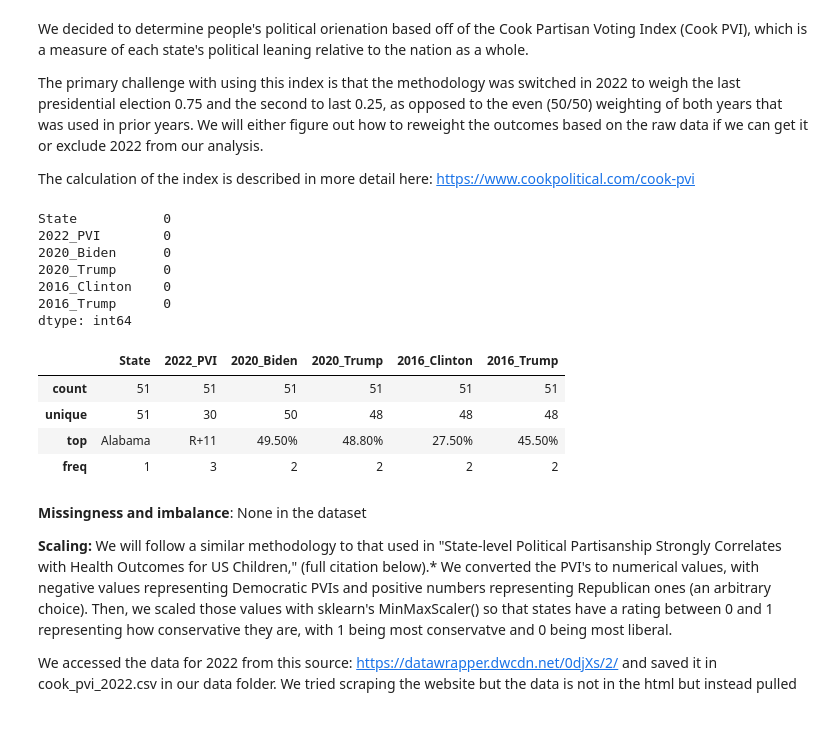
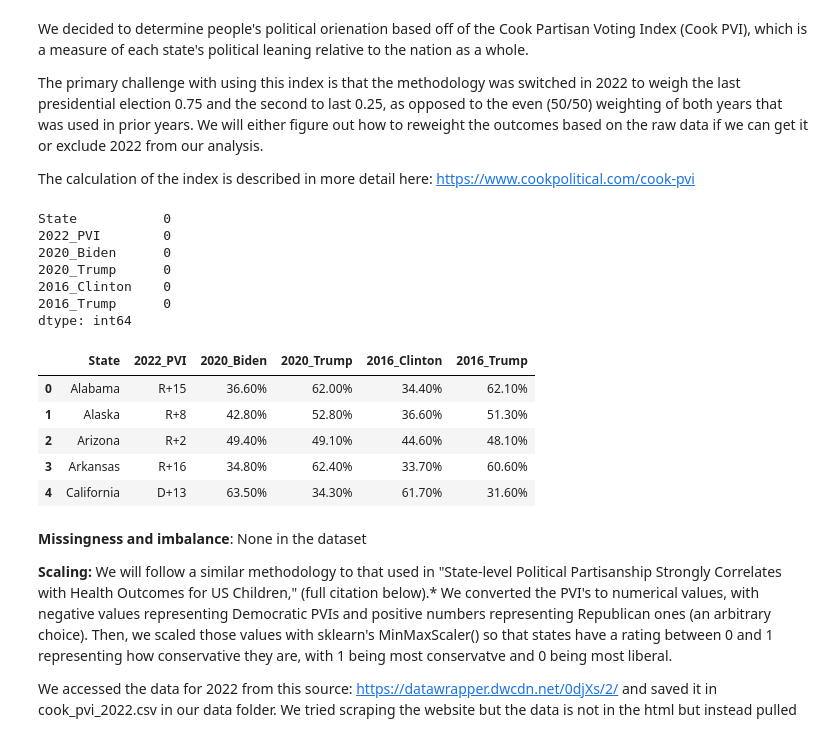
Before and after one commit to ppich1169/fertilityProjectCs109, a Jupyter notebook: fertility_notebook.ipynb, the cells around one changed output. Saved outputs shown, nothing was run; the diff lists cells and outputs as text; code cells hidden in the pictures.

```diff
--- a/fertility_notebook.ipynb
+++ b/fertility_notebook.ipynb
@@ -305,22 +285,23 @@ The primary challenge with using this index is that the methodology was switched
 
 The calculation of the index is described in more detail here: https://www.cookpolitical.com/cook-pvi
 # %%
-pol_df = pd.read_csv('data/cook_pvi_2022.csv')
-print(pol_df.isna().sum(axis=0))
-pol_df.describe()
+pol_2022_df = pd.read_csv('data/cook_pvi_2022.csv')
+print(pol_2022_df.isna().sum(axis=0))
+pol_2022_df.head()
 # %% [output]
 State           0
 2022_PVI        0
 2020_Biden      0
 2020_Trump      0
 2016_Clinton    0
 2016_Trump      0
 dtype: int64
 |  | State | 2022_PVI | 2020_Biden | 2020_Trump | 2016_Clinton | 2016_Trump |
-| count | 51 | 51 | 51 | 51 | 51 | 51 |
-| unique | 51 | 30 | 50 | 48 | 48 | 48 |
-| top | Alabama | R+11 | 49.50% | 48.80% | 27.50% | 45.50% |
-| freq | 1 | 3 | 2 | 2 | 2 | 2 |
+| 0 | Alabama | R+15 | 36.60% | 62.00% | 34.40% | 62.10% |
+| 1 | Alaska | R+8 | 42.80% | 52.80% | 36.60% | 51.30% |
+| 2 | Arizona | R+2 | 49.40% | 49.10% | 44.60% | 48.10% |
+| 3 | Arkansas | R+16 | 34.80% | 62.40% | 33.70% | 60.60% |
+| 4 | California | D+13 | 63.50% | 34.30% | 61.70% | 31.60% |
 # %% [markdown]
 **Missingness and imbalance**: None in the dataset
 
```
Also changed, not shown: parts of 11 cells of this notebook, 1 other file.
